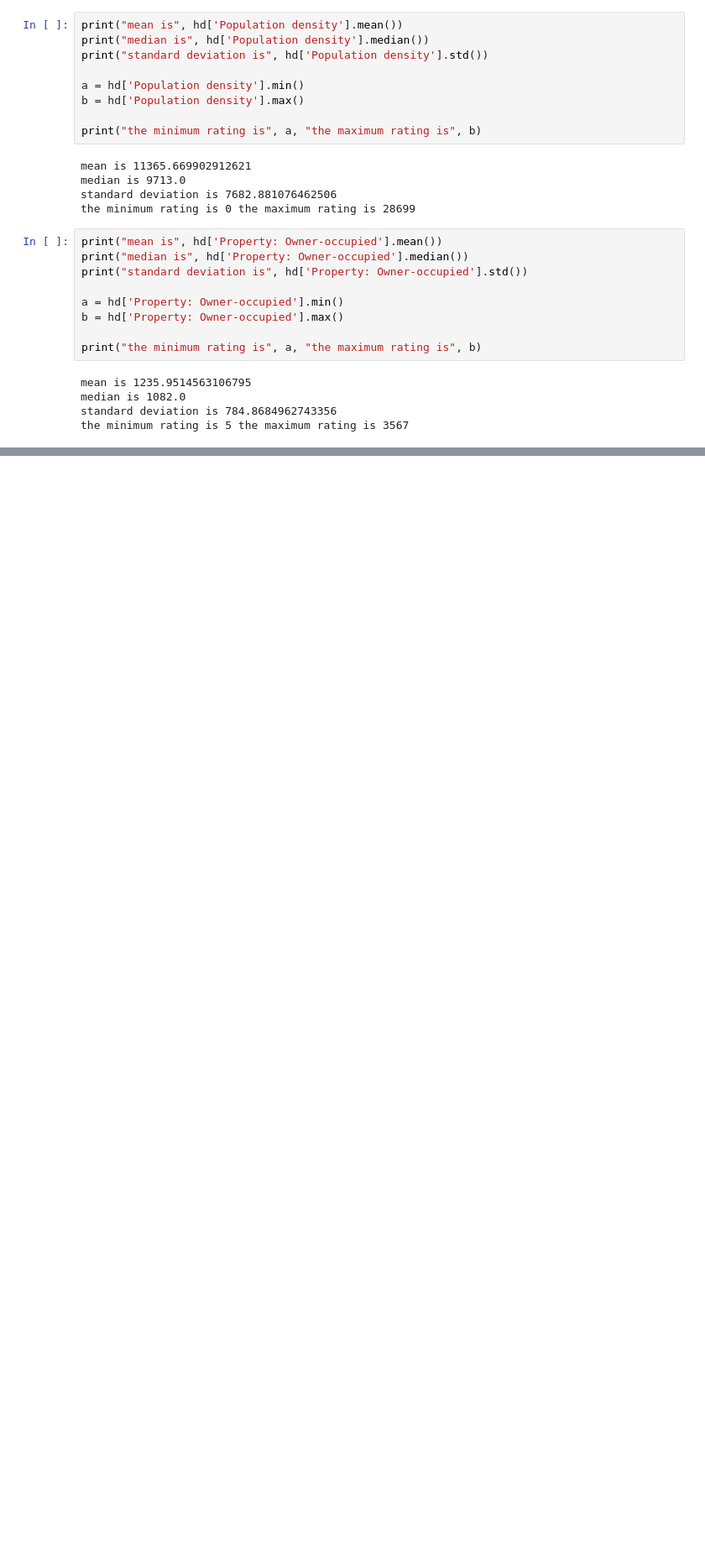
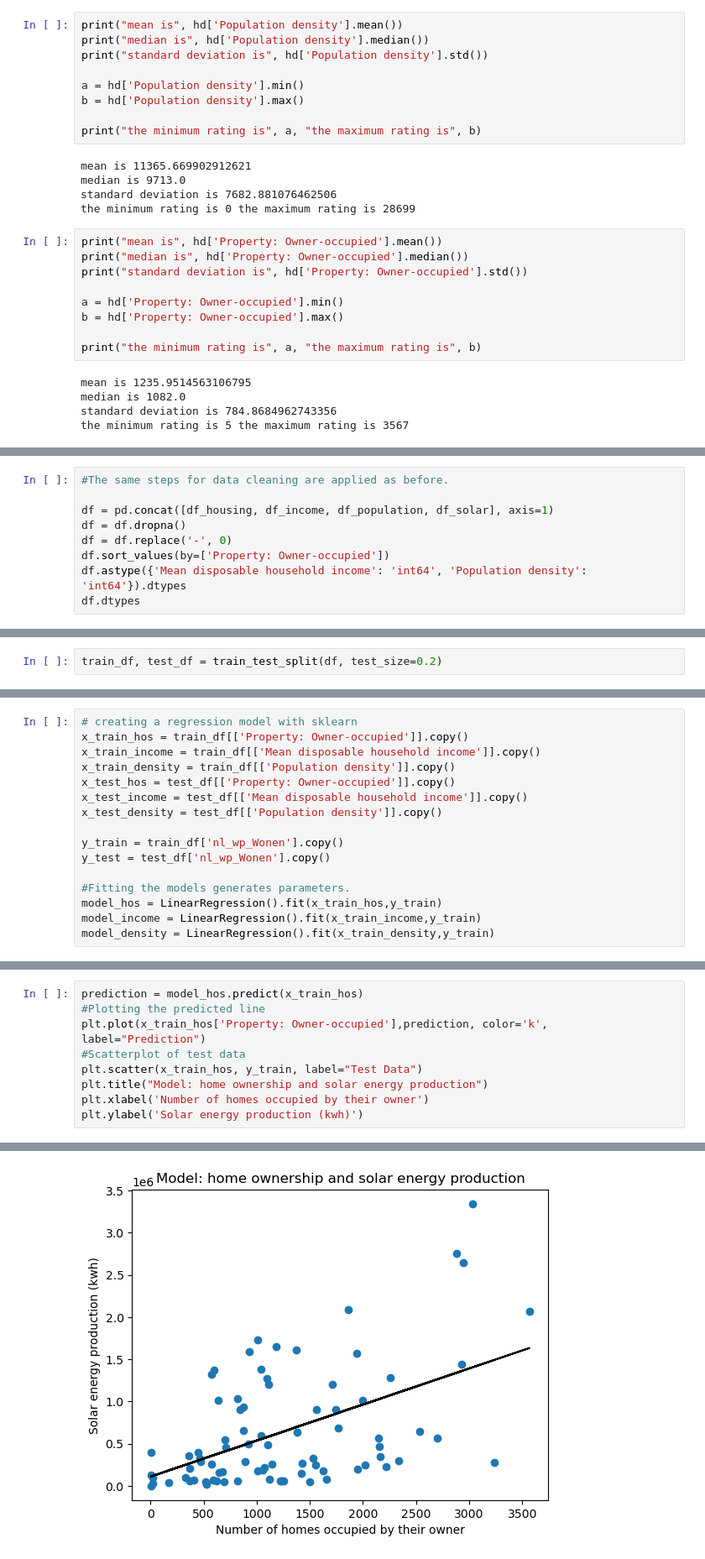
Before and after one commit to AsalMrd/AsalMrd.github.io, a Jupyter notebook: Hackathon.ipynb, the cells around one changed output, grey strips where cells are left out. Shown at 84% size. Cells and saved outputs as stored; diff of their text form; blank space fills up the shorter version.

```diff
--- a/Hackathon.ipynb
+++ b/Hackathon.ipynb
@@ -194,0 +197,9 @@ sns.displot(hd['Mean disposable household income'], aspect=2)
+# %%
+#The same steps for data cleaning are applied as before.
+
+df = pd.concat([df_housing, df_income, df_population, df_solar], axis=1)
+df = df.dropna()
+df = df.replace('-', 0)
+df.sort_values(by=['Property: Owner-occupied'])
+df.astype({'Mean disposable household income': 'int64', 'Population density': 'int64'}).dtypes
+df.dtypes
@@ -194,0 +214,2 @@ sns.displot(hd['Mean disposable household income'], aspect=2)
+# %%
+train_df, test_df = train_test_split(df, test_size=0.2)
@@ -194,0 +220,16 @@ sns.displot(hd['Mean disposable household income'], aspect=2)
+# %%
+# creating a regression model with sklearn
+x_train_hos = train_df[['Property: Owner-occupied']].copy()
+x_train_income = train_df[['Mean disposable household income']].copy()
+x_train_density = train_df[['Population density']].copy()
+x_test_hos = test_df[['Property: Owner-occupied']].copy()
+x_test_income = test_df[['Mean disposable household income']].copy()
+x_test_density = test_df[['Population density']].copy()
+
+y_train = train_df['nl_wp_Wonen'].copy()
+y_test = test_df['nl_wp_Wonen'].copy()
+
+#Fitting the models generates parameters.
+model_hos = LinearRegression().fit(x_train_hos,y_train)
+model_income = LinearRegression().fit(x_train_income,y_train)
+model_density = LinearRegression().fit(x_train_density,y_train)
@@ -194,0 +249,10 @@ sns.displot(hd['Mean disposable household income'], aspect=2)
+# %%
+prediction = model_hos.predict(x_train_hos)
+#Plotting the predicted line
+plt.plot(x_train_hos['Property: Owner-occupied'],prediction, color='k', label="Prediction")
+#Scatterplot of test data
+plt.scatter(x_train_hos, y_train, label="Test Data")
+plt.title("Model: home ownership and solar energy production")
+plt.xlabel('Number of homes occupied by their owner')
+plt.ylabel('Solar energy production (kwh)')
+# %% [output]
@@ -194,0 +260 @@ sns.displot(hd['Mean disposable household income'], aspect=2)
+[figure, added]
```
Also changed, not shown: parts of 14 cells of this notebook.
